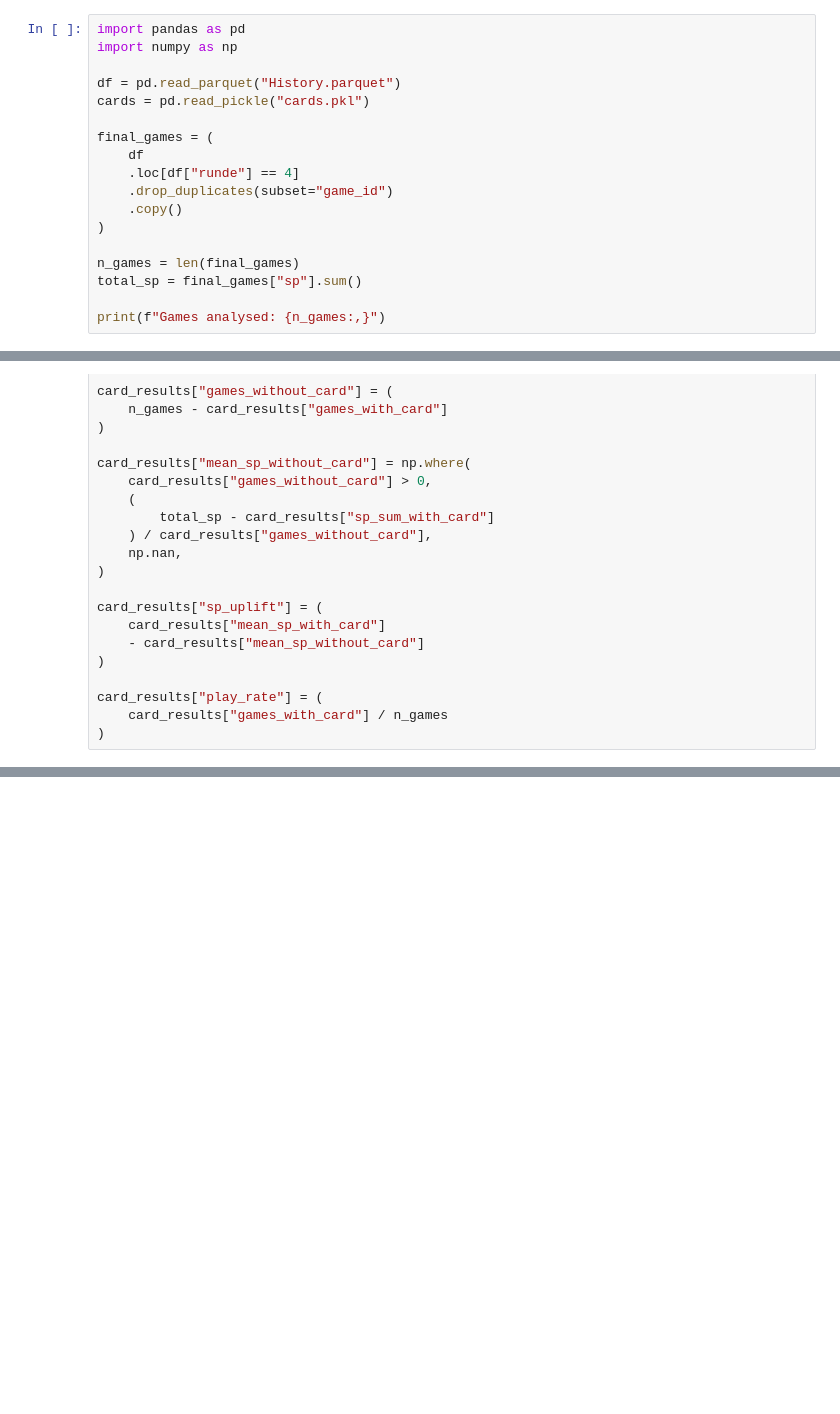
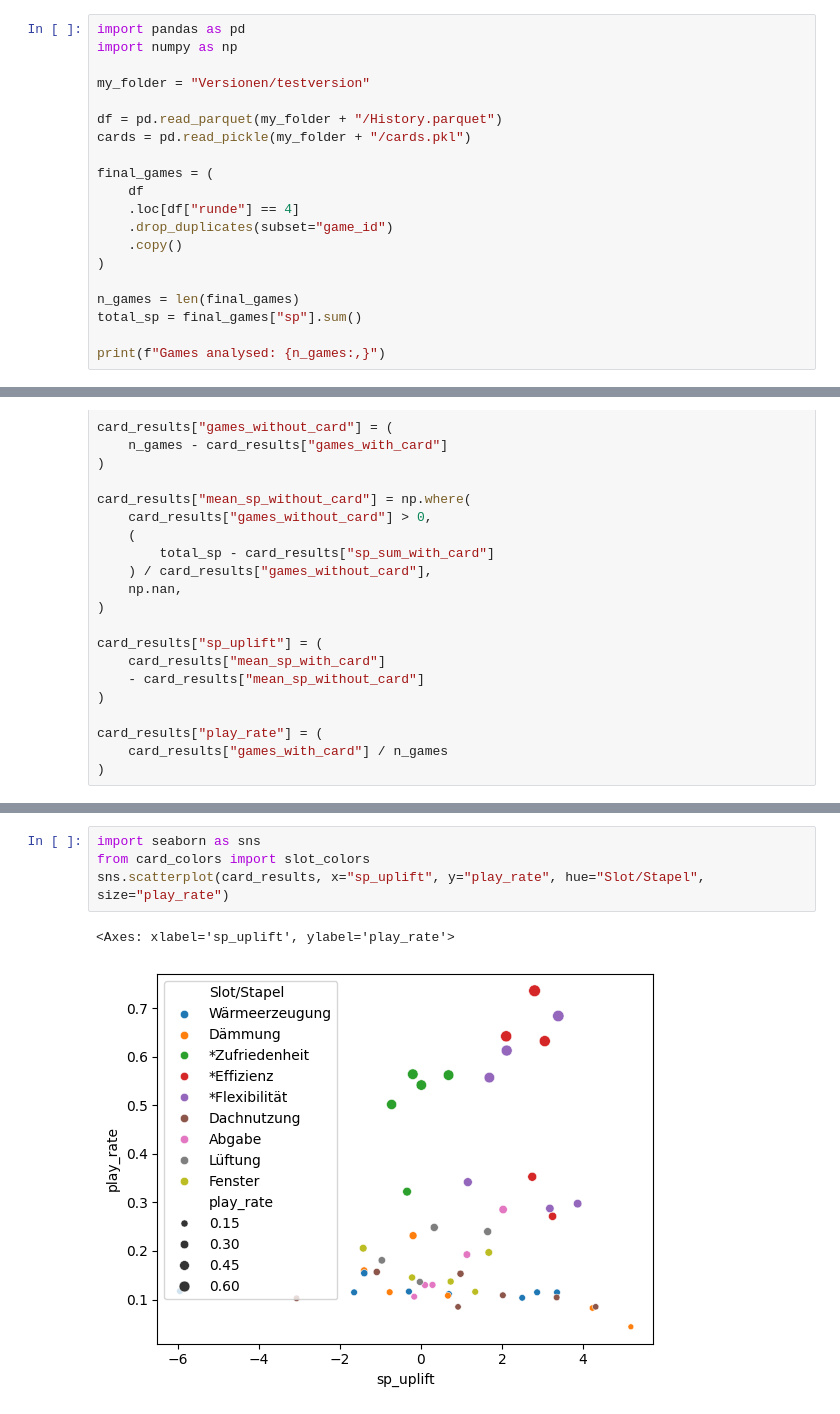
Before and after one commit to simonschaluppe/KlimSta-Brettspiel, a Jupyter notebook: best_card.ipynb, the cells around one changed output, grey strips where cells are left out. Cells and saved outputs as stored; diff of their text form; blank space fills up the shorter version.

Commit message:
added missing analysis mode diagrams

```diff
--- a/best_card.ipynb
+++ b/best_card.ipynb
@@ -2,8 +2,10 @@
 import pandas as pd
 import numpy as np
 
-df = pd.read_parquet("History.parquet")
-cards = pd.read_pickle("cards.pkl")
+my_folder = "Versionen/testversion"
+
+df = pd.read_parquet(my_folder + "/History.parquet")
+cards = pd.read_pickle(my_folder + "/cards.pkl")
 
 final_games = (
     df
@@ -136,0 +155,7 @@ KeyError: "['best_percent_games', 'best_percent_rate_when_played'] not in index"
+# %%
+import seaborn as sns
+from card_colors import slot_colors
+sns.scatterplot(card_results, x="sp_uplift", y="play_rate", hue="Slot/Stapel", size="play_rate")
+# %% [output]
+<Axes: xlabel='sp_uplift', ylabel='play_rate'>
+[figure, added]
```
Also changed, not shown: parts of 5 cells of this notebook.
